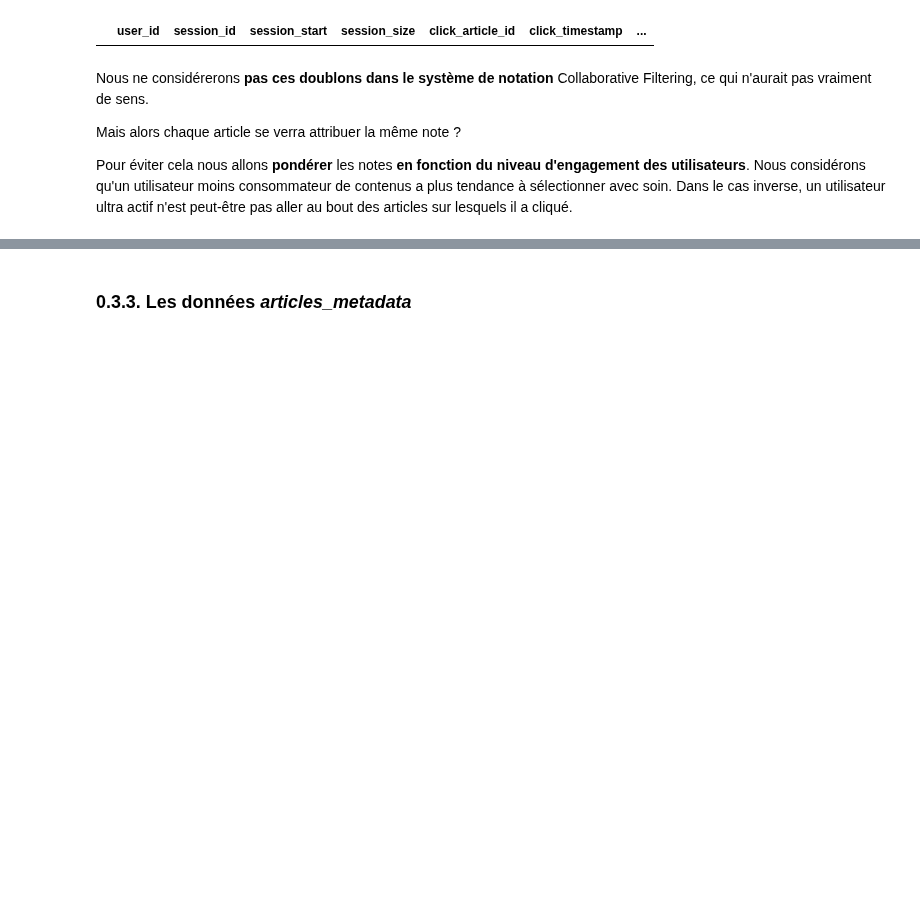
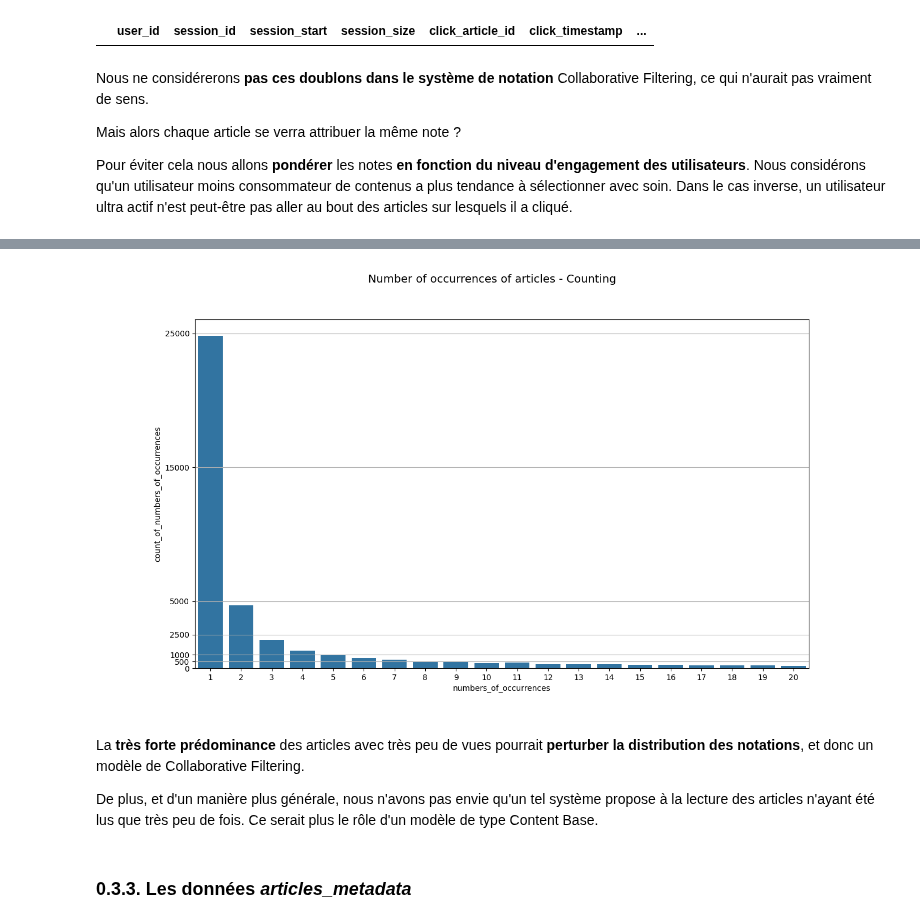
Before and after one commit to ClementPatin/OC-P9, a Jupyter notebook: Patin_Clement_2_scripts_052024.ipynb, the cells around one changed output, grey strips where cells are left out. Saved outputs shown, nothing was run; the diff lists cells and outputs as text; code cells hidden in the pictures; blank space fills up the shorter version.

```diff
--- a/Patin_Clement_2_scripts_052024.ipynb
+++ b/Patin_Clement_2_scripts_052024.ipynb
@@ -376,3 +442,39 @@ Pour éviter cela nous allons **pondérer** les notes **en fonction du niveau d'
+# %%
+# counting occurrence numbers
+count_of_numbers_of_occurrences = articles_counter.value_counts()
+# rename Series
+count_of_numbers_of_occurrences.name = "count_of_numbers_of_occurrences"
+# reset index
+count_of_numbers_of_occurrences = count_of_numbers_of_occurrences.reset_index()
+
+# plot "count_of_numbers_of_occurrences" by "numbers_of_occurrences"
+if "articles_count_of_numbers_of_occurrences.png" not in os.listdir("mySaves/images/plots") :
+    # focus on first 20 "numbers_of_occurrences"
+    count_of_numbers_of_occurrences = count_of_numbers_of_occurrences[:20]
+    # create figure
+    fig = plt.figure(figsize=(14, 8))
+    # plot
+    sns.barplot(data=count_of_numbers_of_occurrences, x="numbers_of_occurrences", y="count_of_numbers_of_occurrences")
+    # adjust ticks
+    plt.yticks(ticks=[0, 500, 1000, 2500, 5000, 15000, 25000])
+    # show y grid
+    plt.grid(visible=True, axis="y")
+    # title
+    fig.suptitle("Number of occurrences of articles - Counting", fontsize=14)
+    # save image
+    fig.savefig(fname="mySaves/images/plots/articles_count_of_numbers_of_occurrences.png")
+
+    plt.show()
+
+else :
+    # load image
+    display(Image.open("mySaves/images/plots/articles_count_of_numbers_of_occurrences.png"))
+# %% [output]
+[figure, added]
+# %% [markdown]
+La **très forte prédominance** des articles avec très peu de vues pourrait **perturber la distribution des notations**, et donc un modèle de Collaborative Filtering.
+
+De plus, et d'un manière plus générale, nous n'avons pas envie qu'un tel système propose à la lecture des articles n'ayant été lus que très peu de fois. Ce serait plus le rôle d'un modèle de type Content Base.
 # %% [markdown]
 ### 0.3.3. Les données *articles_metadata*
 # %%
```
Also changed, not shown: parts of 83 cells of this notebook, 16 other files.
